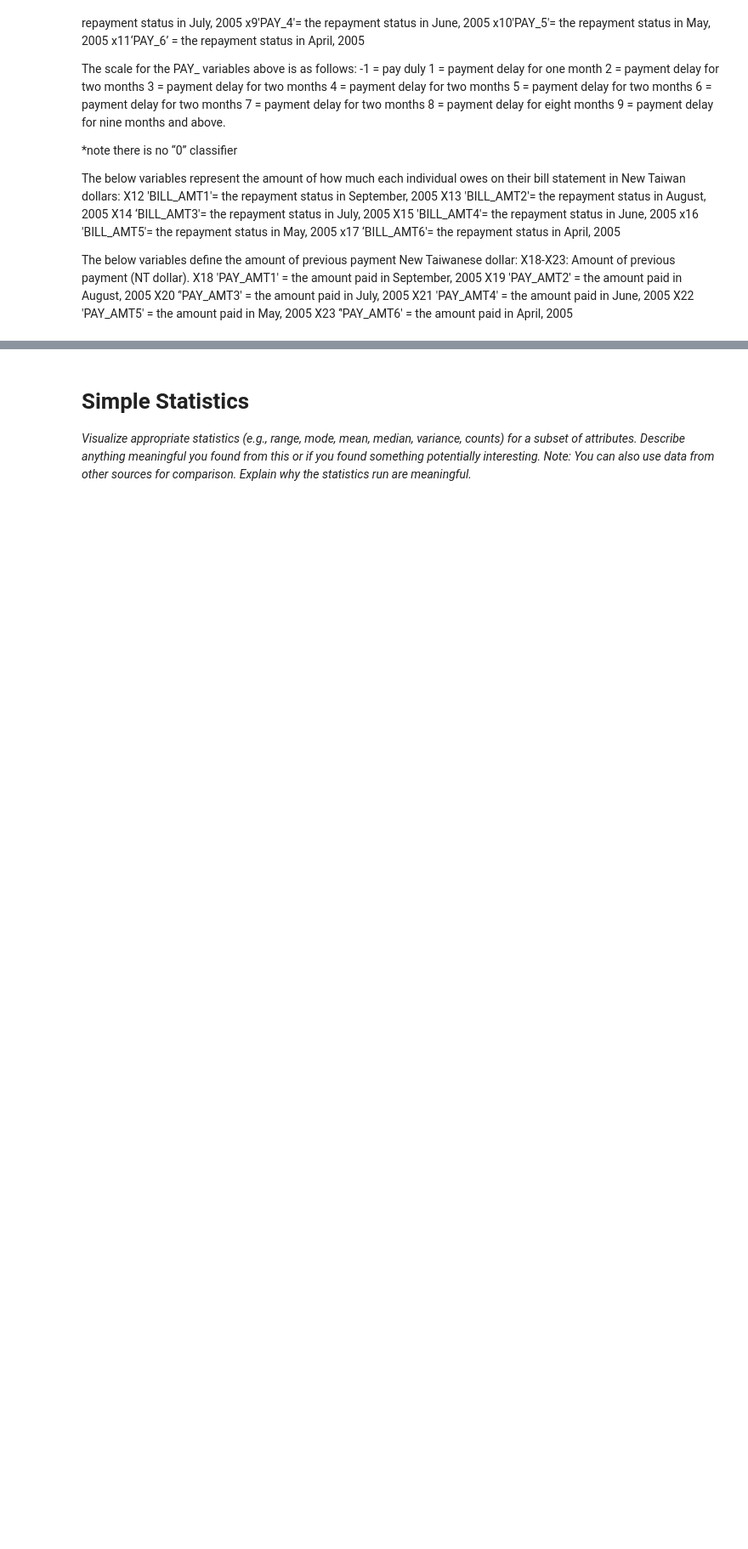
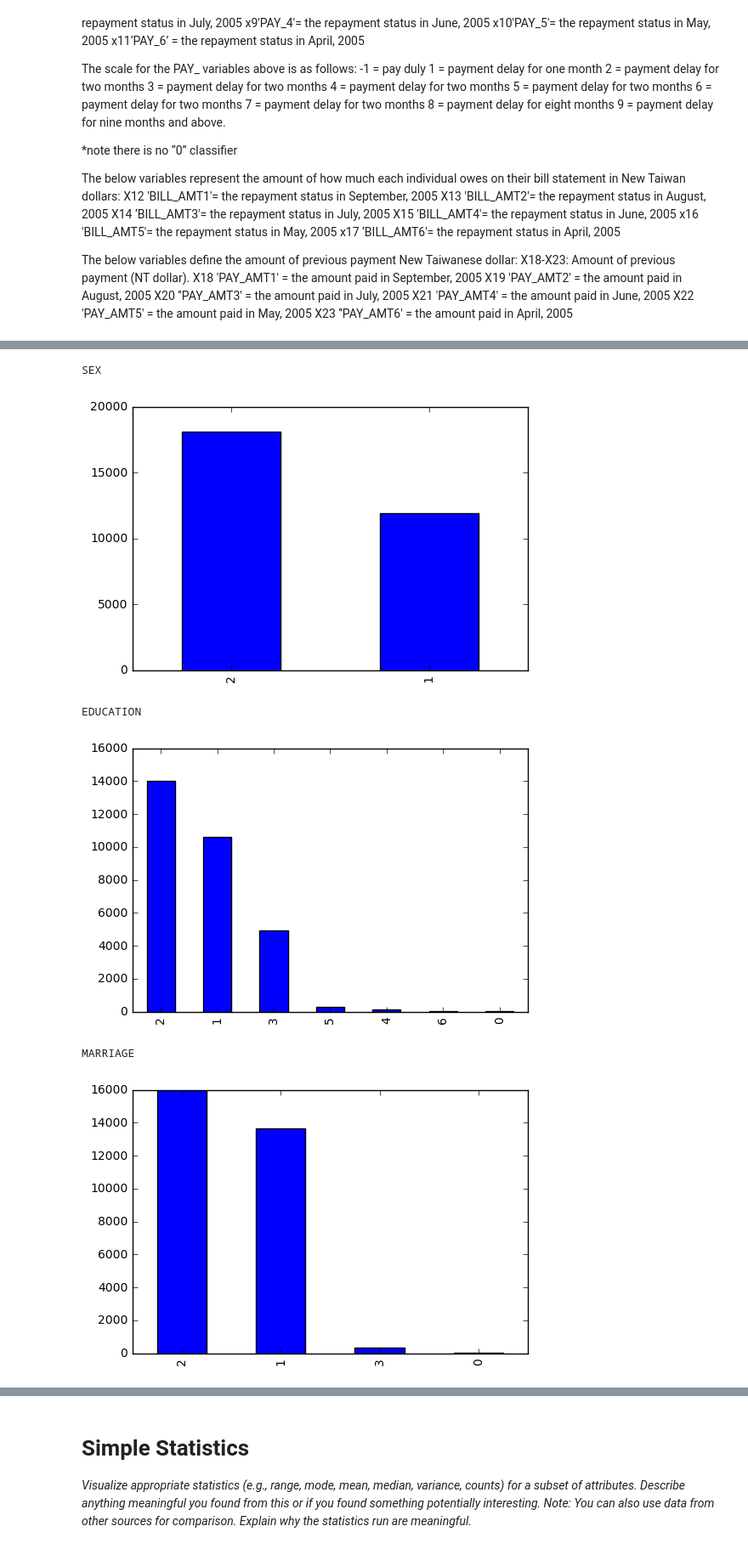
Before and after one commit to msds7331/credit-default, a Jupyter notebook: notebooks/1.0-jbs-credit-default.ipynb, the cells around one changed output, grey strips where cells are left out. Shown at 85% size. Saved outputs shown, nothing was run; the diff lists cells and outputs as text; code cells hidden in the pictures; blank space fills up the shorter version.

Commit message:
Verify data quality
Missing, duplicates, validating categories for categorical variables and reasons for imputation values for education

```diff
--- a/notebooks/1.0-jbs-credit-default.ipynb
+++ b/notebooks/1.0-jbs-credit-default.ipynb
@@ -125,13 +125,15 @@ import numpy as np
 import matplotlib.pyplot as plt
 import scipy as sp
 import seaborn as sns
-import statistics as st
+#import statistics as st
 import csv as csv
 from sklearn.feature_selection import RFE
 from sklearn.linear_model import LogisticRegression
 %matplotlib inline
 
-filepath = "/Users/Jostein/Grad School/SMU/7331/project1/credit-default/data/default of credit card clients.xls"
+#filepath = "/Users/Jostein/Grad School/SMU/7331/project1/credit-default/data/default of credit card clients.xls"
+filepath = "/Users/ernestcarrera/Documents/Master Data Science/DataMining/Lab1/default of credit card clients.xls"
+
 credit = pd.read_excel(filepath, header=1, skiprows=0)
 
 # Rename column(s)
@@ -143,0 +171,7 @@ credit = credit.rename(columns={'default payment next month': 'default_next_m',
+# %%
+########checking for duplicates in the ID
+credit['is_duplicated']=credit.duplicated('ID')
+print "The number of duplicates is:"
+print credit['is_duplicated'].sum()
+
+credit.drop('is_duplicated', axis=1, inplace=True)
@@ -143,0 +183,15 @@ credit = credit.rename(columns={'default payment next month': 'default_next_m',
+# %%
+vars_to_plot_separate=['SEX','EDUCATION','MARRIAGE','PAY_1','PAY_2','PAY_3','PAY_4','PAY_5','PAY_6']
+
+for index,plot_vars in enumerate(vars_to_plot_separate):
+    print plot_vars
+    default_gen_g=credit.groupby(by=plot_vars)
+    credit[plot_vars].value_counts().plot(kind='bar')
+    plt.show()
+# %% [output]
+SEX
+[figure, added]
+EDUCATION
+[figure, added]
+MARRIAGE
+[figure, added]
```
Also changed, not shown: parts of 8 cells of this notebook.
